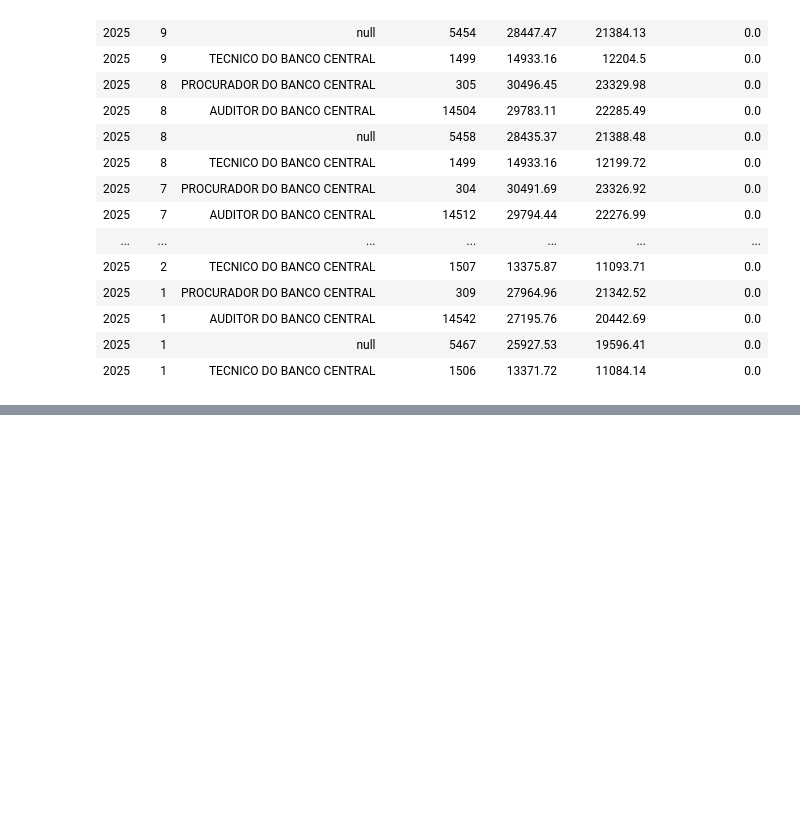
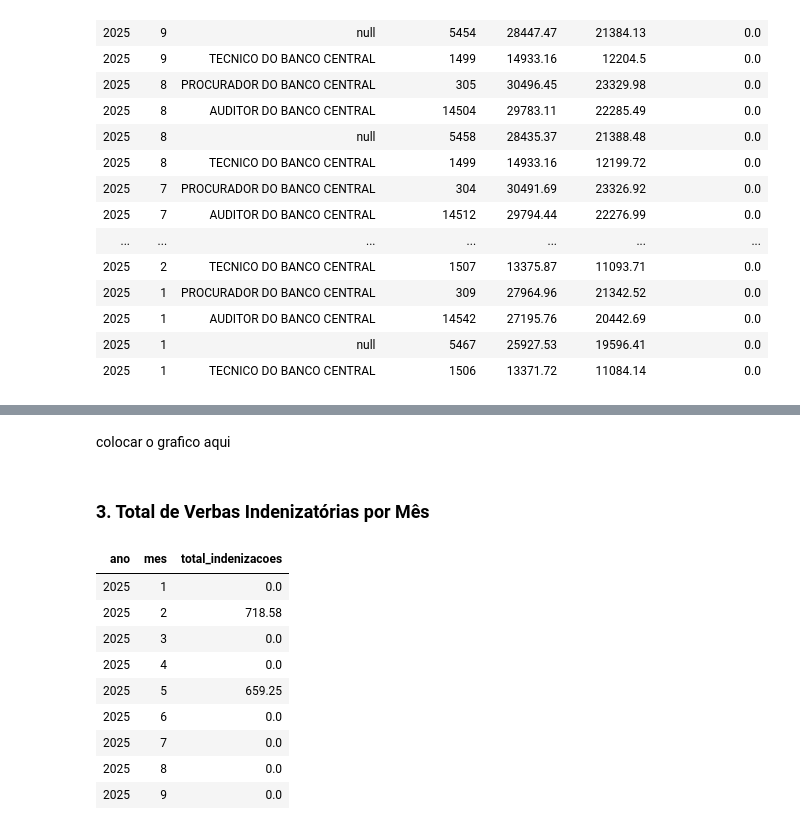
Before and after one commit to rgomesa2025/MVP_DADOS_ROSANGELA, a Jupyter notebook: MVP.ipynb, the cells around one changed output, grey strips where cells are left out. Drawn from its saved outputs; the diff is of its cells as text; code cells hidden in the pictures; blank space fills up the shorter version.

```diff
--- a/MVP.ipynb
+++ b/MVP.ipynb
@@ -529,0 +614,25 @@ ORDER BY
+# %% [markdown]
+colocar o grafico aqui
+# %% [markdown]
+### 3. Total de Verbas Indenizatórias por Mês
+# %%
+%sql
+SELECT
+    c.ano,
+    c.mes,
+    SUM(f.valor_indenizacoes) AS total_indenizacoes
+FROM catalog_bacen.gold.fato_remuneracao f
+JOIN catalog_bacen.gold.dim_calendario c ON f.data_referencia = c.data_referencia
+GROUP BY c.ano, c.mes
+ORDER BY c.ano, c.mes;
+# %% [output]
+| ano | mes | total_indenizacoes |
+| 2025 | 1 | 0.0 |
+| 2025 | 2 | 718.58 |
+| 2025 | 3 | 0.0 |
+| 2025 | 4 | 0.0 |
+| 2025 | 5 | 659.25 |
+| 2025 | 6 | 0.0 |
+| 2025 | 7 | 0.0 |
+| 2025 | 8 | 0.0 |
+| 2025 | 9 | 0.0 |
```
Also changed, not shown: parts of 22 cells of this notebook.
